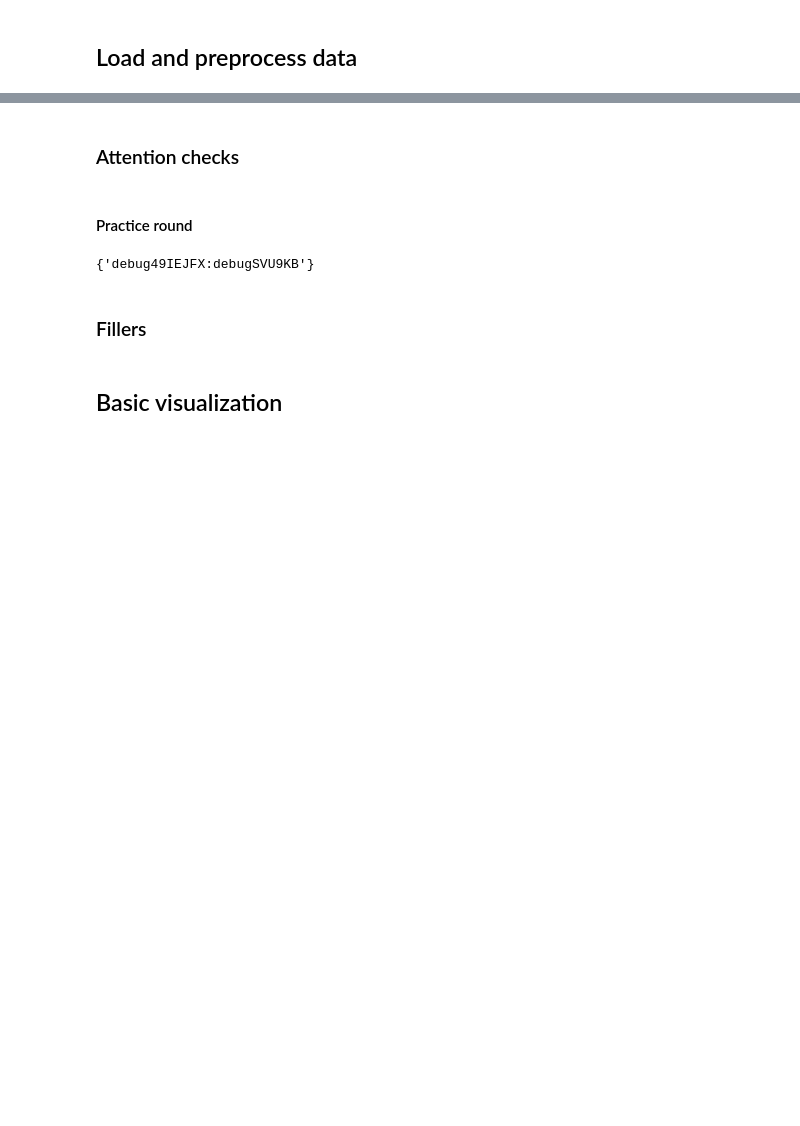
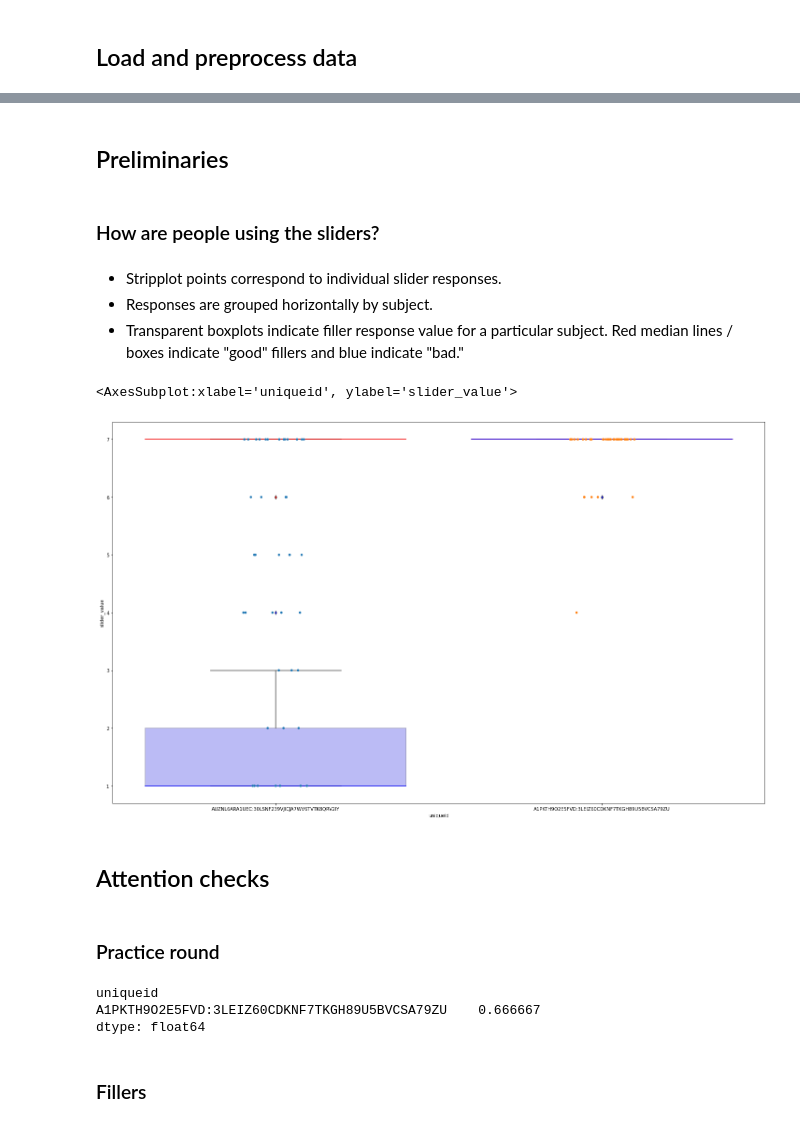
Before and after one commit to hans/explaining, a Jupyter notebook: notebooks/02_acceptability_swarm/00 preprocess.ipynb, the cells around one changed output, grey strips where cells are left out. Drawn from its saved outputs; the diff is of its cells as text; code cells hidden in the pictures; blank space fills up the shorter version.

Commit message:
02 notebook updates, copy-paste from 00 notebook, updating as first data rolls in

```diff
--- a/notebooks/02_acceptability_swarm/00 preprocess.ipynb
+++ b/notebooks/02_acceptability_swarm/00 preprocess.ipynb
@@ -60,2 +56,30 @@ response_df.to_csv("responses.csv")
+# %% [markdown]
+## Preliminaries
+# %% [markdown]
+### How are people using the sliders?
+# %% [markdown]
+- Stripplot points correspond to individual slider responses.
+- Responses are grouped horizontally by subject.
+- Transparent boxplots indicate filler response value for a particular subject. Red median lines / boxes indicate "good" fillers and blue indicate "bad."
+# %%
+# Order S by descending difference between mean full-filler and empty-filler rating
+filler_rows = response_df[response_df.condition_0 == "filler"]
+filler_diffs = filler_rows.groupby("uniqueid").apply(
+    lambda xs: xs[xs.condition_1 == "good"].slider_value.mean() - xs[xs.condition_1 == "bad"].slider_value.mean())
+subject_order = filler_diffs.sort_values(ascending=False).index
+
+plt.subplots(figsize=(25, 15))
+g = sns.stripplot(data=response_df.reset_index(), x="uniqueid", y="slider_value", order=subject_order)
+
+# plot filler responses
+sns.boxplot(data=response_df[(response_df.condition_0 == "filler") & (response_df.condition_1 == "good")].reset_index(),
+            x="uniqueid", y="slider_value", order=subject_order,
+            color="red", medianprops=dict(color="red"), flierprops=dict(markerfacecolor="red"), boxprops=dict(alpha=0.3))
+sns.boxplot(data=response_df[(response_df.condition_0 == "filler") & (response_df.condition_1 == "bad")].reset_index(),
+            x="uniqueid", y="slider_value", order=subject_order,
+            color="blue", medianprops=dict(color="blue"), flierprops=dict(markerfacecolor="blue"), boxprops=dict(alpha=0.3))
+# %% [output]
+<AxesSubplot:xlabel='uniqueid', ylabel='slider_value'>
+[figure, added]
 # %% [markdown]
-### Attention checks
+## Attention checks
@@ -64,5 +86,5 @@ subjects_to_drop = set()
 # %% [markdown]
-#### Practice round
+### Practice round
 # %%
 def compute_practice_success(subj_rows):
     """
@@ -76,4 +98,8 @@ def compute_practice_success(subj_rows):
 
 practice_attention_failures = response_df.groupby("uniqueid").apply(compute_practice_success)
 practice_attention_failures = practice_attention_failures[practice_attention_failures < 1]
-subjects_to_drop |= set(practice_attention_failures.index)
+practice_attention_failures
+# %% [output]
+uniqueid
+A1PKTH9O2E5FVD:3LEIZ60CDKNF7TKGH89U5BVCSA79ZU    0.666667
+dtype: float64
@@ -82,6 +106,2 @@ subjects_to_drop |= set(practice_attention_failures.index)
-# %%
-subjects_to_drop
-# %% [output]
-{'debug49IEJFX:debugSVU9KB'}
 # %% [markdown]
 ### Fillers
@@ -90,2 +107,0 @@ subjects_to_drop
-# %% [markdown]
-## Basic visualization
```
Also changed, not shown: parts of 28 cells of this notebook, 1 other file.
